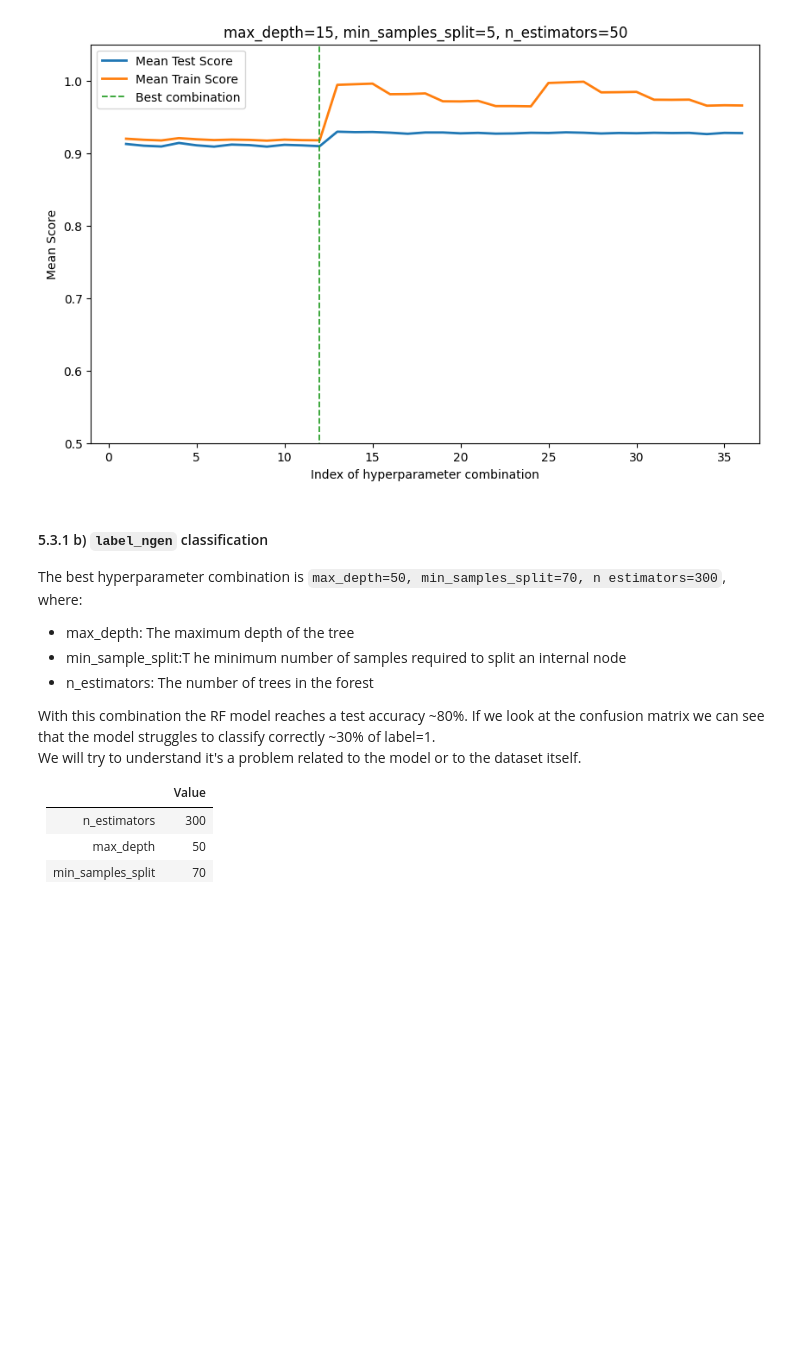
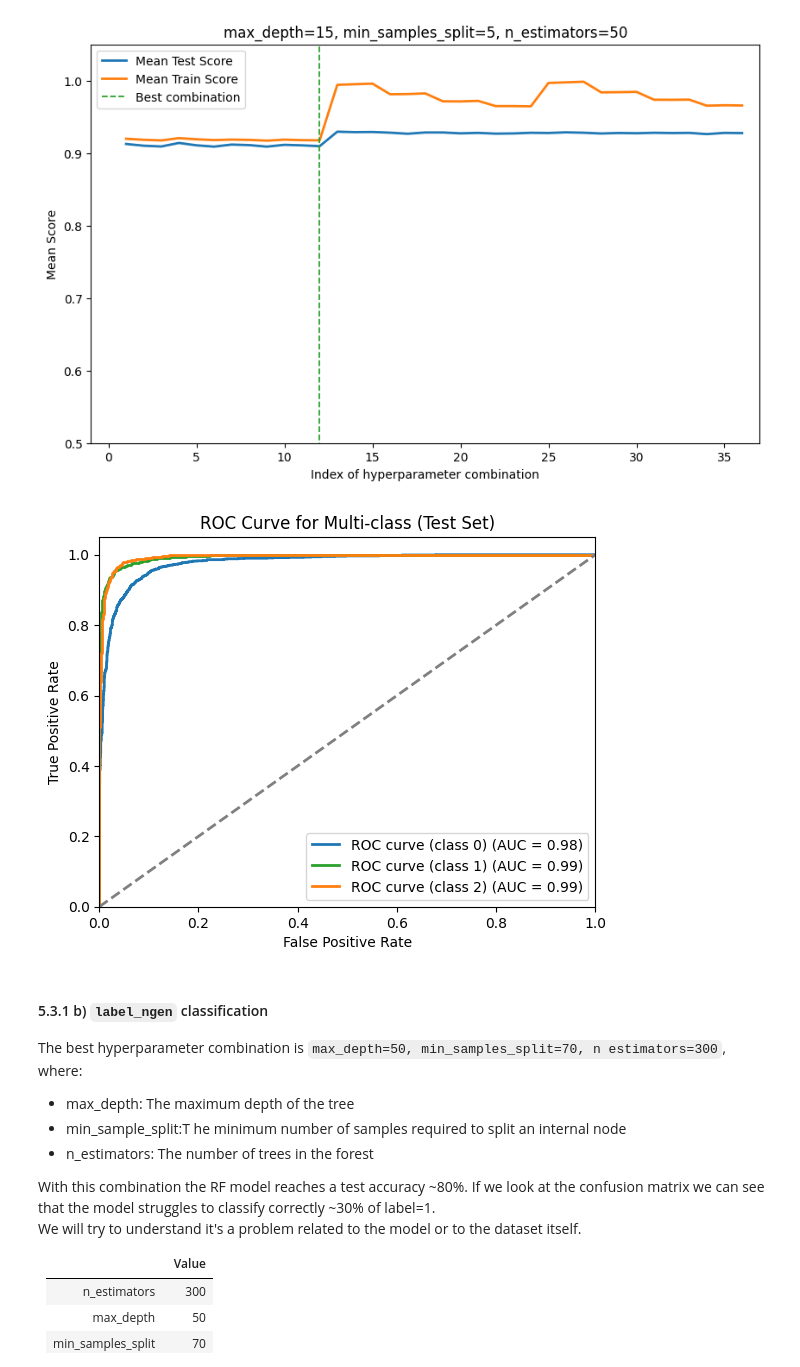
Before and after one commit to Berto70/hm_bbh, a Jupyter notebook: group_07_2324.ipynb, the cells around one changed output. Cells and saved outputs as stored; diff of their text form; code cells hidden in the pictures; blank space fills up the shorter version.

```diff
--- a/group_07_2324.ipynb
+++ b/group_07_2324.ipynb
@@ -534,6 +534,10 @@ Test score (Accuracy): 0.9255555555555556
 h.gridsearch_scores(grid_search_lab_RF)
 # %% [output]
 [figure]
+# %%
+h.plot_ROC(RF_best_lab, X_test_lab_RF, y_test_lab_RF, title='RF `label`')
+# %% [output]
+[figure, added]
 # %% [markdown]
 #### 5.3.1 b) `label_ngen` classification
 
```
Also changed, not shown: parts of 7 cells of this notebook.
